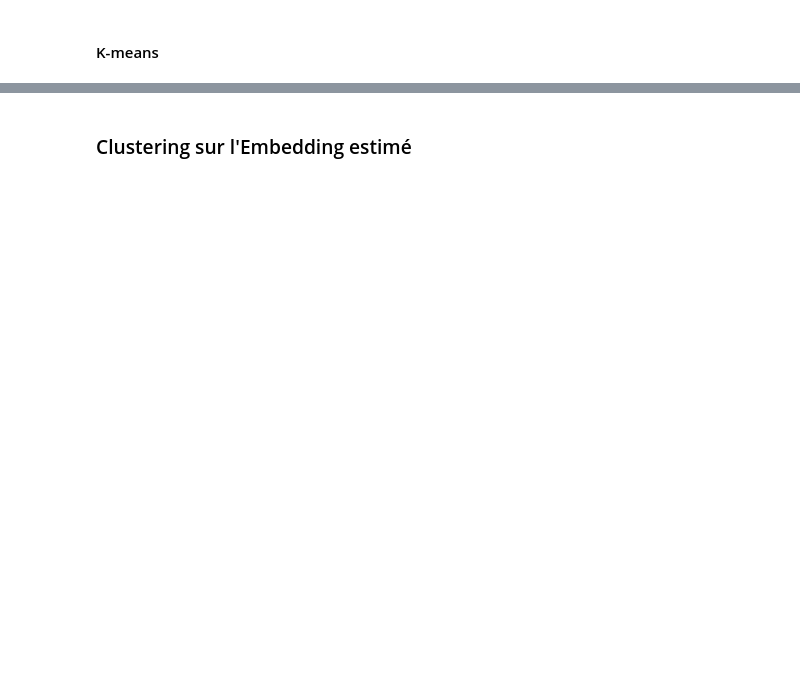
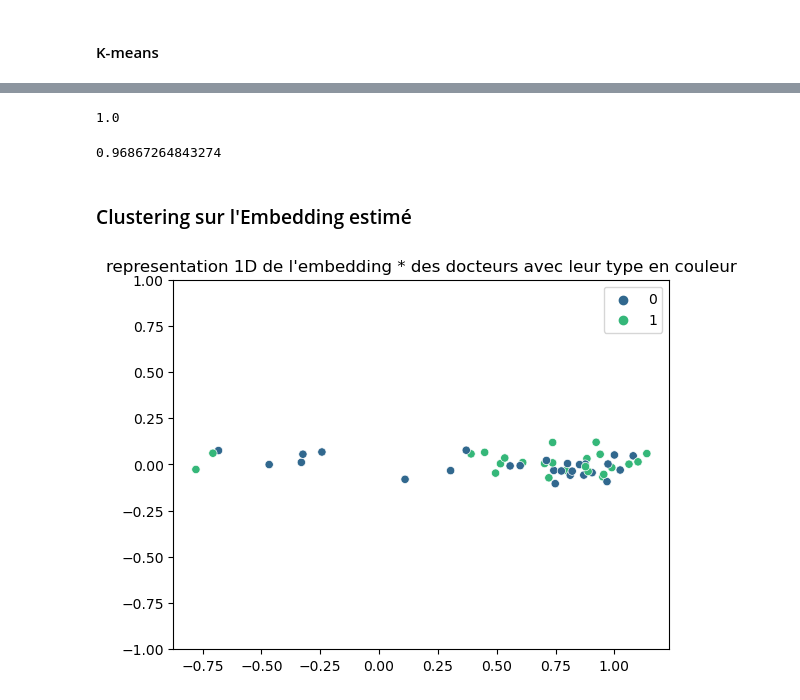
Before and after one commit to lecueguillaume/G4H_AKM_RS_NRS, a Jupyter notebook: Cost prescription AKM/cost_prescription_akm.ipynb, the cells around one changed output, grey strips where cells are left out. Cells and saved outputs as stored; diff of their text form; code cells hidden in the pictures; blank space fills up the shorter version.

```diff
--- a/Cost prescription AKM/cost_prescription_akm.ipynb
+++ b/Cost prescription AKM/cost_prescription_akm.ipynb
@@ -500,0 +819,10 @@ ValueError: column index exceeds matrix dimensions
+# %%
+estimates = HNS_and_estimates(df, M=2, threshold_loss=0.12, show_print=1)
+ef_patient = estimates[1][0]
+ef_doctor = estimates[1][1]
+beta_age_p = estimates[1][2]
+beta_age_d = estimates[1][3]
+beta_sex_p = estimates[1][4]
+beta_sex_d = estimates[1][5]
+beta_distance = estimates[1][6]
+model = estimates[4]
@@ -644,2 +957,26 @@ plt.show()
+# %%
+metric_doctor_star =  metrics.adjusted_rand_score(psi_class, cluster_doctor_star)
+print(metric_doctor_star)
+# %% [output]
+1.0
+# %%
+metric_patient_star =  metrics.adjusted_rand_score(alpha_class, cluster_patient_star)
+print(metric_patient_star)
+# %% [output]
+0.96867264843274
 # %% [markdown]
 ### Clustering sur l'Embedding estimé
+# %%
+patient_embedding_hat = np.array(ef_patient).flatten()
+doctor_embedding_hat = np.array(ef_doctor).flatten()
+# %%
+#Visualisation des clusters
+sns.set_palette("deep")
+
+# La couleur représente le degré, c'est-à-dire le nombre de lien qu'a le docteur
+sns.scatterplot( x= doctor_embedding_hat, y=np.random.normal(0, 0.05, size=doctor_embedding_hat.shape[0],), hue=psi_class, palette='viridis')
+plt.title("representation 1D de l'embedding * des docteurs avec leur type en couleur")
+plt.ylim(-1,1)
+plt.show()
+# %% [output]
+[figure, added]
```
Also changed, not shown: parts of 52 cells of this notebook.
